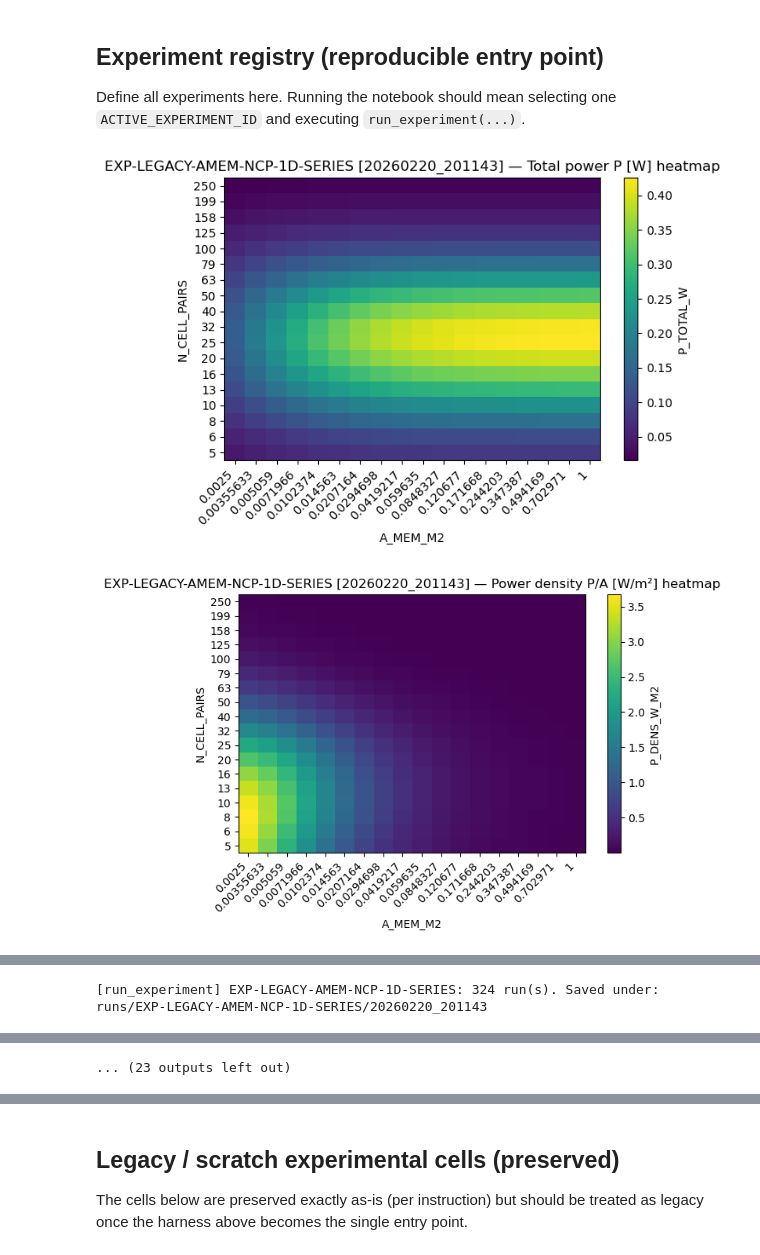
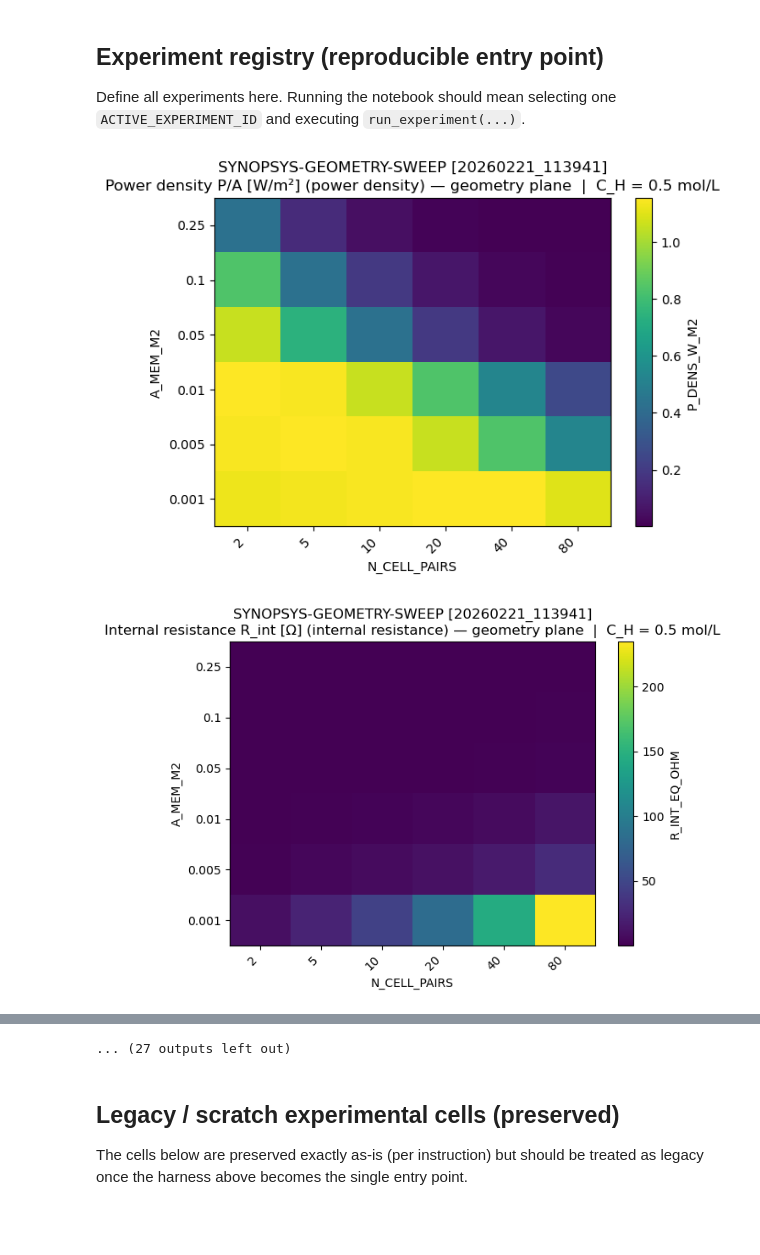
Before and after one commit to blueleaflabs/osmoflux, a Jupyter notebook: OsmoFlux.ipynb, the cells around one changed output, grey strips where cells are left out. Cells and saved outputs as stored; diff of their text form; code cells hidden in the pictures; blank space fills up the shorter version.

Commit message:
Improved graphing.

```diff
--- a/OsmoFlux.ipynb
+++ b/OsmoFlux.ipynb
@@ -2340,35 +2463,33 @@ EXPERIMENTS: Dict[str, ExperimentSpec] = {
         base_overrides={
             "MODE": "max_power",
             "N_SEG": 30,
             "GAP_M": 0.001,
             "C_L_IN_MOL_L": 0.02,
         },
         which="1d_series",
         mode="max_power",
         sweep=Sweep3D(
             var1="C_H_IN_MOL_L",
             var1_values=np.array([0.5, 1.0, 1.5, 2.0, 2.5, 3.0]),
             var2="N_CELL_PAIRS",
             var2_values=np.array([2, 5, 10, 20, 40, 80], dtype=float),
             var3="A_MEM_M2",
             var3_values=np.array([0.001, 0.005, 0.01, 0.05, 0.1, 0.25]),
         ),
-        outputs_to_collect=("P_TOTAL_W", "V_TERM_V", "I_TOTAL_A"),
+        outputs_to_collect=("P_TOTAL_W", "V_TERM_V", "I_TOTAL_A", "R_INT_EQ_OHM", "V_OC_EQ_V"),
         baseline_id="SYNOPSYS-BASELINE-RUN",
     ),
 
 }
 
 ACTIVE_EXPERIMENT_IDS = [
-    "EXP-LEGACY-AMEM-NCP-1D-SERIES",
-    "SYNOPSYS-BASELINE-RUN",
     "SYNOPSYS-GEOMETRY-SWEEP",
 ]
 
 # Execute the active experiments (disk-first plotting)
 _all_bundles = {}
 for _eid in ACTIVE_EXPERIMENT_IDS:
     _all_bundles[_eid] = run_experiment(EXPERIMENTS[_eid], make_plots=True, save=True, save_points=False)
 # %% [output]
-[figure, old version]
+[figure, new version]
-[figure, old version]
+[figure, new version]
@@ -2382 +2502,0 @@ for _eid in ACTIVE_EXPERIMENT_IDS:
-[run_experiment] EXP-LEGACY-AMEM-NCP-1D-SERIES: 324 run(s). Saved under: runs/EXP-LEGACY-AMEM-NCP-1D-SERIES/20260220_201143
@@ -2385 +2504,0 @@ for _eid in ACTIVE_EXPERIMENT_IDS:
-... (23 outputs left out)
@@ -2386,3 +2506,4 @@ for _eid in ACTIVE_EXPERIMENT_IDS:
+... (27 outputs left out)
 # %% [markdown]
 ## Legacy / scratch experimental cells (preserved)
 
```
Also changed, not shown: parts of 2 cells of this notebook, 1 other file.
